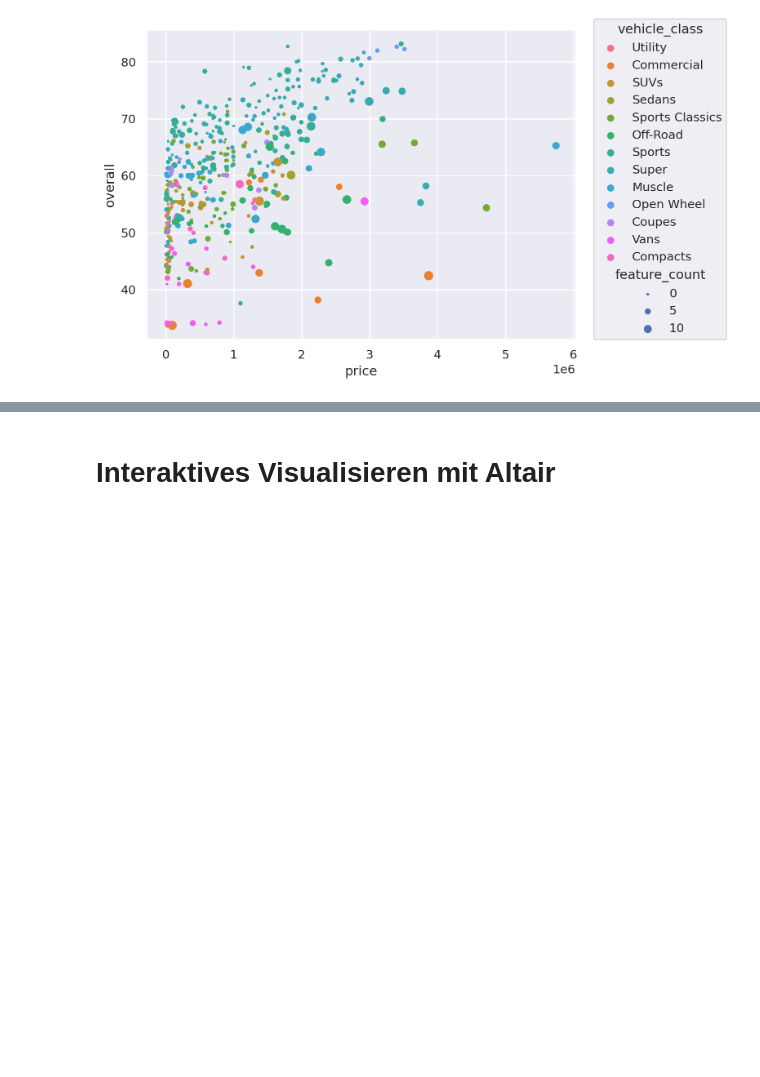
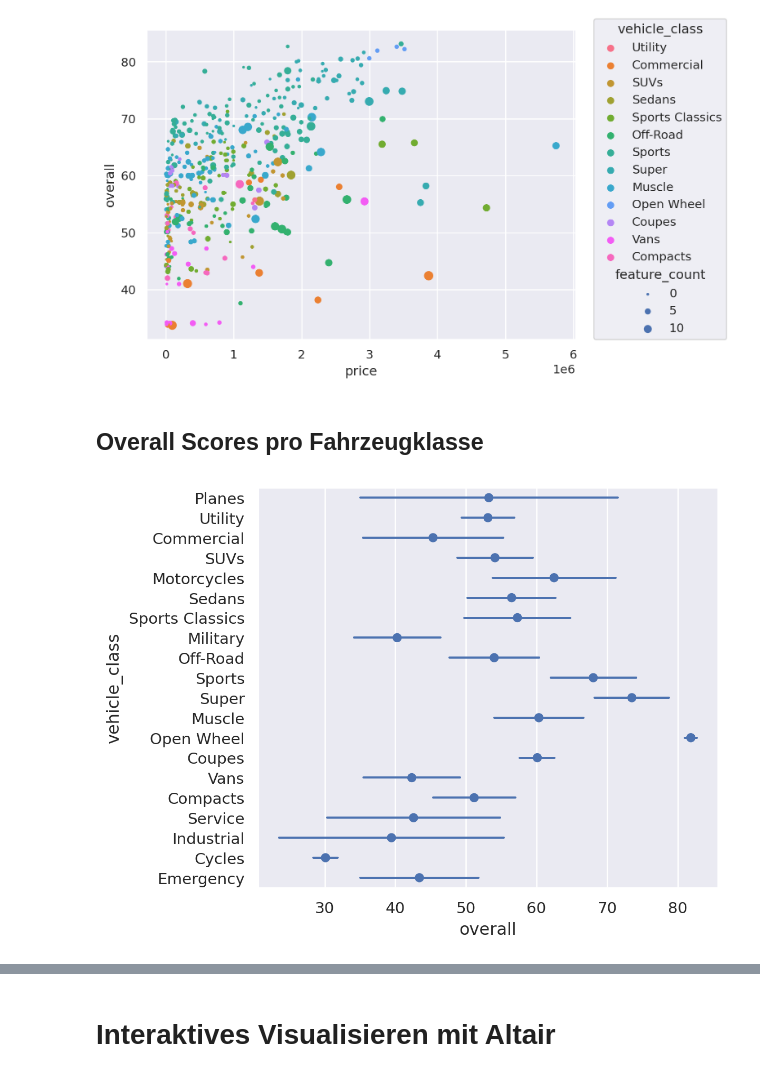
Before and after one commit to dorianprill/workshop-kmu-data, a Jupyter notebook: 02_transform_visualize.ipynb, the cells around one changed output, grey strips where cells are left out. Drawn from its saved outputs; the diff is of its cells as text; code cells hidden in the pictures; blank space fills up the shorter version.

Commit message:
add more seaborn plots

```diff
--- a/02_transform_visualize.ipynb
+++ b/02_transform_visualize.ipynb
@@ -158,5 +84,13 @@ shape: (567,)
 # %%
-df.with_columns(
+df = df.with_columns(
     (pl.col('resale_price_upgrade') - pl.col('upgrade_cost')).alias('resale_price_upgrade_adjusted'),
 )
+
+df= df.with_columns(
+    (pl.col('resale_price_upgrade_adjusted') / pl.col('price')).alias('resale_price_upgrade_adjusted_ratio'),
+)
+# check instances of profitable vehicles
+df.filter(
+    (pl.col('resale_price_upgrade_adjusted') > 0.0) & (pl.col('resale_price_upgrade_adjusted_ratio') > 1.0)
+).shape
 # %% [output]
@@ -256,3 +173,17 @@ dfv = df.filter(
 )
 # %% [output]
 [figure]
+# %% [markdown]
+## Overall Scores pro Fahrzeugklasse
+# %%
+(
+    so.Plot(
+        data=df,
+        x='overall',
+        y='vehicle_class',
+    )
+    .add(so.Dot(), so.Agg(), so.Dodge())
+    .add(so.Range(), so.Est(errorbar='sd'), so.Dodge())
+)
+# %% [output]
+[figure, added]
```
Also changed, not shown: parts of 10 cells of this notebook, 1 other file.
